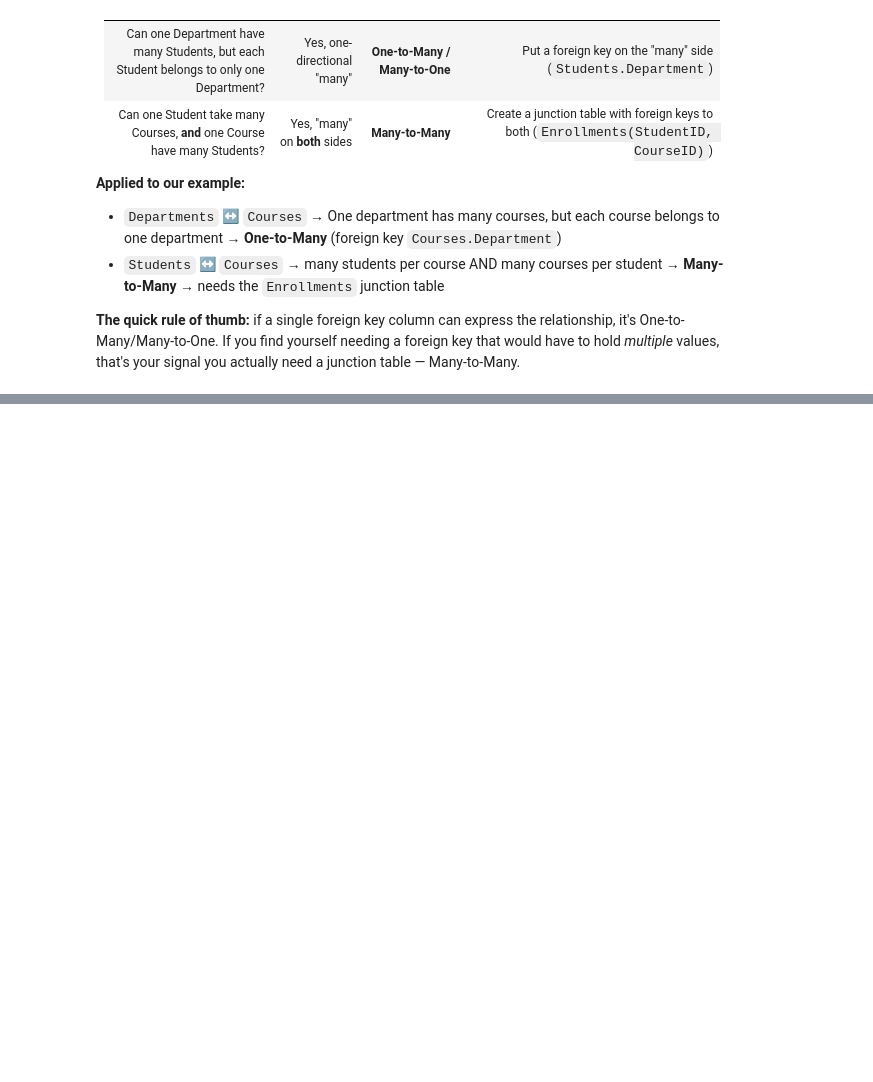
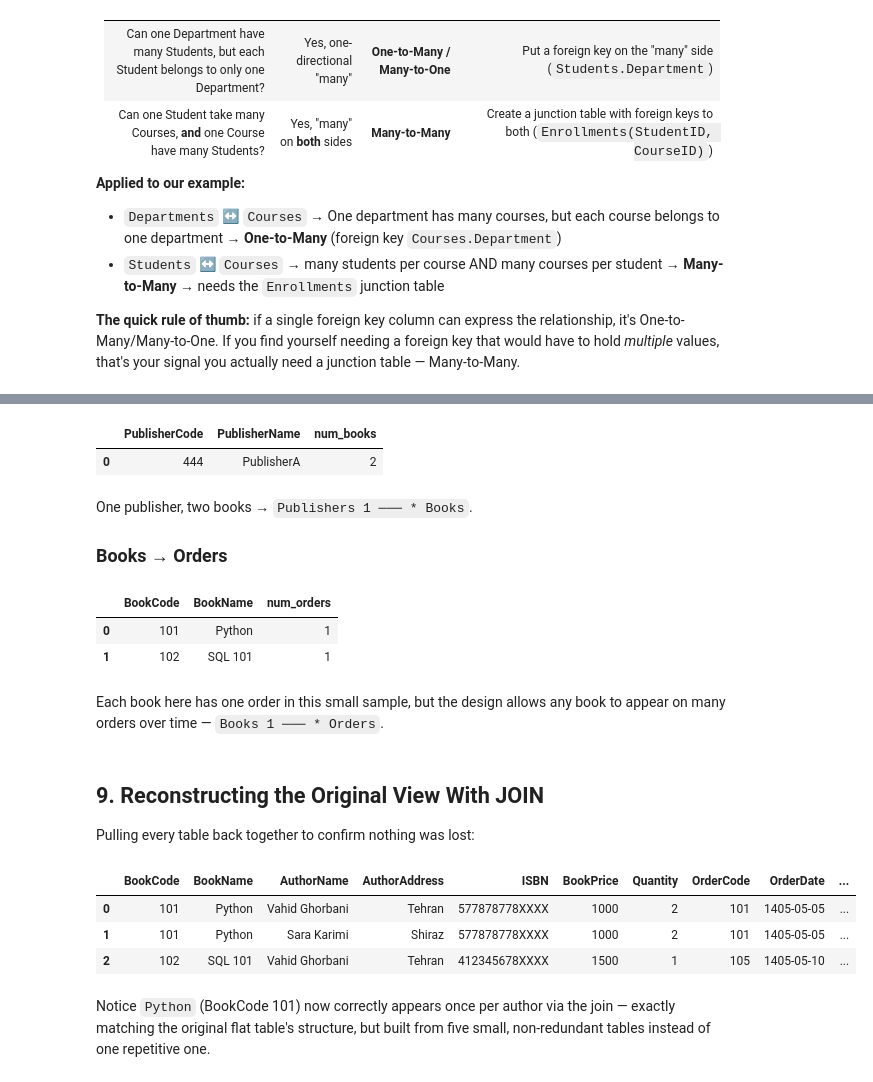
Before and after one commit to FatemeTaroodi/Data-Scientist-Comprehensive-Data-Science-Course, a Jupyter notebook: 01-SQL-Server/01-Introduction-to-Databases.ipynb, the cells around one changed output, grey strips where cells are left out. Saved outputs shown, nothing was run; the diff lists cells and outputs as text; code cells hidden in the pictures; blank space fills up the shorter version.

```diff
--- a/01-SQL-Server/01-Introduction-to-Databases.ipynb
+++ b/01-SQL-Server/01-Introduction-to-Databases.ipynb
@@ -562,0 +1302,51 @@ Once tables are split, ask this for **each pair** of tables: *"Can one row on Si
+# %%
+pd.read_sql('''
+    SELECT p.PublisherCode, p.PublisherName, COUNT(b.BookCode) AS num_books
+    FROM Publishers p
+    LEFT JOIN Books b ON p.PublisherCode = b.PublisherCode
+    GROUP BY p.PublisherCode
+''', conn)
+# %% [output]
+|  | PublisherCode | PublisherName | num_books |
+| 0 | 444 | PublisherA | 2 |
+# %% [markdown]
+One publisher, two books → `Publishers 1 ─── * Books`.
+
+### Books → Orders
+# %%
+pd.read_sql('''
+    SELECT b.BookCode, b.BookName, COUNT(o.OrderCode) AS num_orders
+    FROM Books b
+    LEFT JOIN Orders o ON b.BookCode = o.BookCode
+    GROUP BY b.BookCode
+''', conn)
+# %% [output]
+|  | BookCode | BookName | num_orders |
+| 0 | 101 | Python | 1 |
+| 1 | 102 | SQL 101 | 1 |
+# %% [markdown]
+Each book here has one order in this small sample, but the design allows any book to appear on many orders over time — `Books 1 ─── * Orders`.
+# %% [markdown]
+## 9. Reconstructing the Original View With JOIN
+
+Pulling every table back together to confirm nothing was lost:
+# %%
+pd.read_sql('''
+    SELECT
+        b.BookCode, b.BookName, a.AuthorName, a.AuthorAddress,
+        b.ISBN, b.BookPrice, o.Quantity, o.OrderCode, o.OrderDate,
+        o.Discount, p.PublisherCode, p.PublisherName, p.PublisherAddress
+    FROM Books b
+    JOIN Book_Author ba ON b.BookCode = ba.BookCode
+    JOIN Authors a      ON ba.AuthorCode = a.AuthorCode
+    JOIN Publishers p   ON b.PublisherCode = p.PublisherCode
+    LEFT JOIN Orders o  ON b.BookCode = o.BookCode
+    ORDER BY b.BookCode, a.AuthorCode
+''', conn)
+# %% [output]
+|  | BookCode | BookName | AuthorName | AuthorAddress | ISBN | BookPrice | Quantity | OrderCode | OrderDate | ... |
+| 0 | 101 | Python | Vahid Ghorbani | Tehran | 577878778XXXX | 1000 | 2 | 101 | 1405-05-05 | ... |
+| 1 | 101 | Python | Sara Karimi | Shiraz | 577878778XXXX | 1000 | 2 | 101 | 1405-05-05 | ... |
+| 2 | 102 | SQL 101 | Vahid Ghorbani | Tehran | 412345678XXXX | 1500 | 1 | 105 | 1405-05-10 | ... |
+# %% [markdown]
+Notice `Python` (BookCode 101) now correctly appears once per author via the join — exactly matching the original flat table's structure, but built from five small, non-redundant tables instead of one repetitive one.
```
Also changed, not shown: parts of 56 cells of this notebook.
